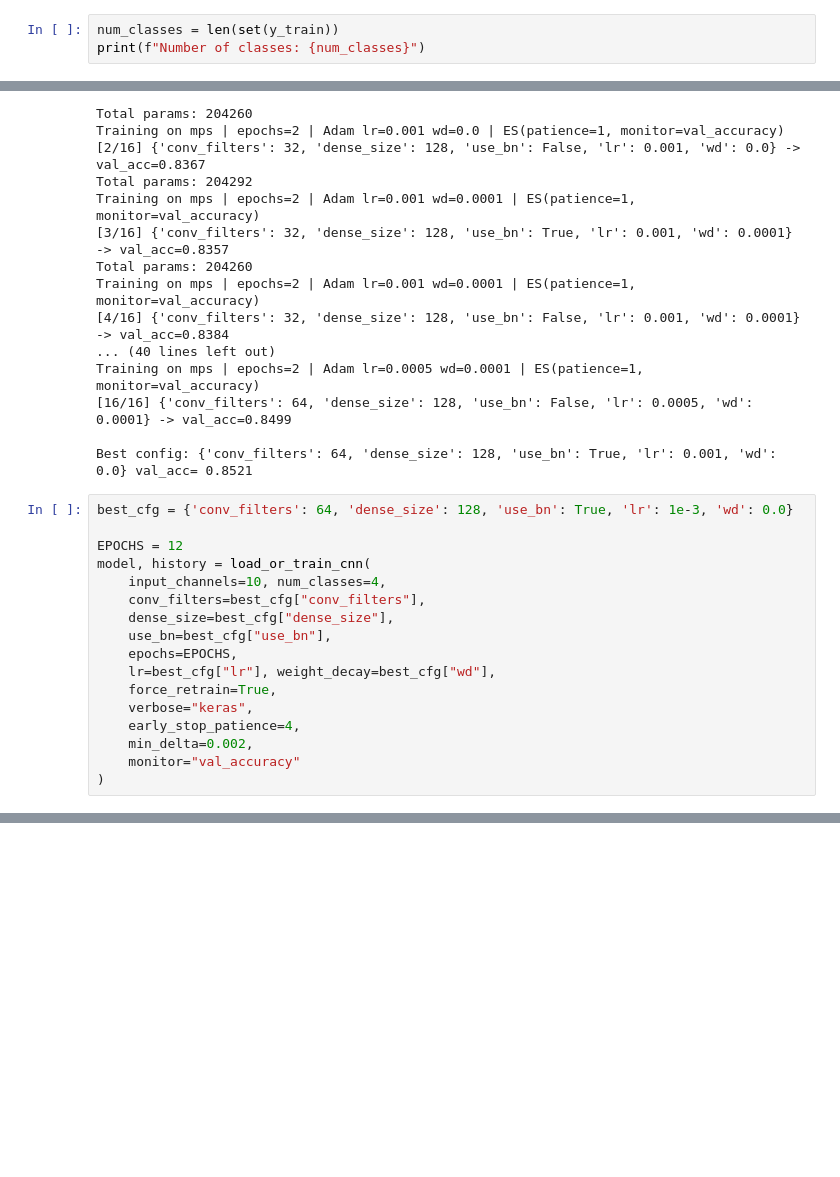
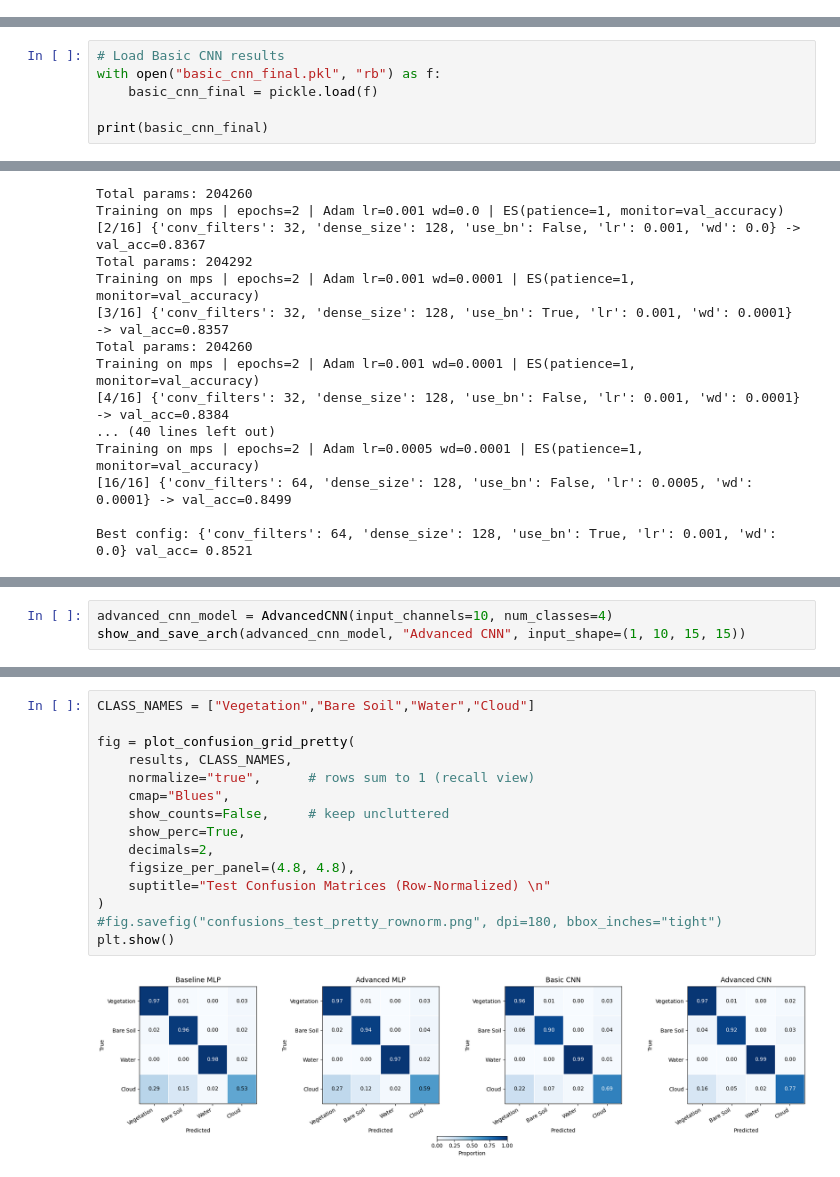
Before and after one commit to ornab/Sentinel-2-Multiclass-Classification, a Jupyter notebook: multiclass_classification_ml2.ipynb, the cells around one changed output, grey strips where cells are left out. Drawn from its saved outputs; the diff is of its cells as text; blank space fills up the shorter version.

```diff
--- a/multiclass_classification_ml2.ipynb
+++ b/multiclass_classification_ml2.ipynb
@@ -2338,6 +2002,3 @@ Simple baseline CNN model for patch classification
 - Conv2D(32 filters) → ReLU → MaxPool → Dropout
 - Flatten → Dense(128) → ReLU → Dropout
 - Dense(num_classes) → Softmax (via CrossEntropy)
-# %%
-num_classes = len(set(y_train))
-print(f"Number of classes: {num_classes}")
@@ -2514,0 +2205,6 @@ def load_or_train_cnn(
+# %%
+# Load Basic CNN results
+with open("basic_cnn_final.pkl", "rb") as f:
+    basic_cnn_final = pickle.load(f)
+
+print(basic_cnn_final)
@@ -2580,20 +2389,3 @@ Training on mps | epochs=2 | Adam lr=0.0005 wd=0.0001 | ES(patience=1, monitor=v
 [16/16] {'conv_filters': 64, 'dense_size': 128, 'use_bn': False, 'lr': 0.0005, 'wd': 0.0001} -> val_acc=0.8499
 
 Best config: {'conv_filters': 64, 'dense_size': 128, 'use_bn': True, 'lr': 0.001, 'wd': 0.0} val_acc= 0.8521
-# %%
-best_cfg = {'conv_filters': 64, 'dense_size': 128, 'use_bn': True, 'lr': 1e-3, 'wd': 0.0}
-
-EPOCHS = 12
-model, history = load_or_train_cnn(
-    input_channels=10, num_classes=4,
-    conv_filters=best_cfg["conv_filters"],
-    dense_size=best_cfg["dense_size"],
-    use_bn=best_cfg["use_bn"],
-    epochs=EPOCHS,
-    lr=best_cfg["lr"], weight_decay=best_cfg["wd"],
-    force_retrain=True,
-    verbose="keras",
-    early_stop_patience=4,
-    min_delta=0.002,
-    monitor="val_accuracy"
-)
@@ -2812,0 +2482,3 @@ test_accuracy, predictions, targets = evaluate_model(trained_model, test_loader)
+# %%
+advanced_cnn_model = AdvancedCNN(input_channels=10, num_classes=4)
+show_and_save_arch(advanced_cnn_model, "Advanced CNN", input_shape=(1, 10, 15, 15))
@@ -2812,0 +3168,17 @@ test_accuracy, predictions, targets = evaluate_model(trained_model, test_loader)
+# %%
+CLASS_NAMES = ["Vegetation","Bare Soil","Water","Cloud"]
+
+fig = plot_confusion_grid_pretty(
+    results, CLASS_NAMES,
+    normalize="true",      # rows sum to 1 (recall view)
+    cmap="Blues",
+    show_counts=False,     # keep uncluttered
+    show_perc=True,
+    decimals=2,
+    figsize_per_panel=(4.8, 4.8),
+    suptitle="Test Confusion Matrices (Row-Normalized) \n"
+)
+#fig.savefig("confusions_test_pretty_rownorm.png", dpi=180, bbox_inches="tight")
+plt.show()
+# %% [output]
+[figure, added]
```
Also changed, not shown: parts of 73 cells of this notebook.
